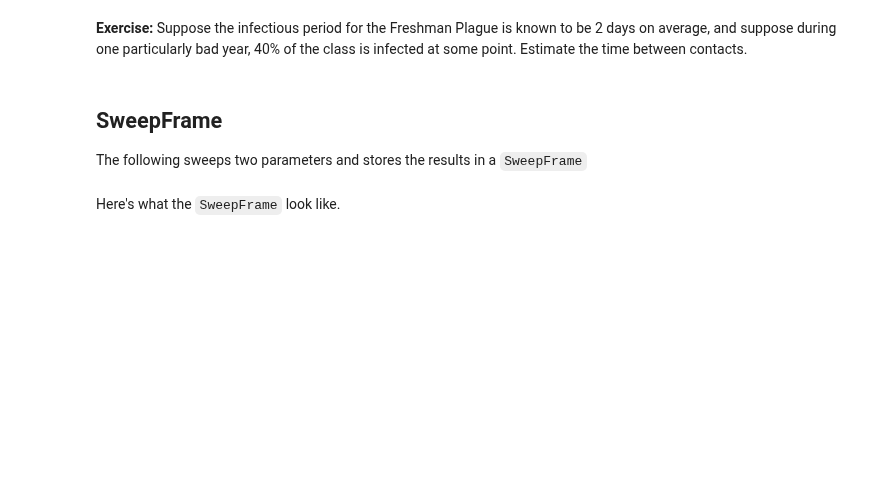
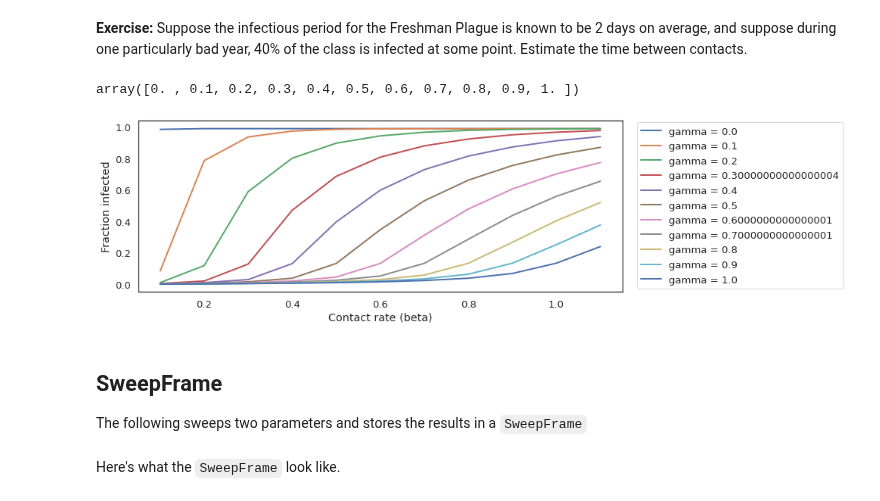
Before and after one commit to ferrysany/ModSimPy, a Jupyter notebook: colab/chap13.ipynb, the cells around one changed output. Cells and saved outputs as stored; diff of their text form; code cells hidden in the pictures; blank space fills up the shorter version.

```diff
--- a/colab/chap13.ipynb
+++ b/colab/chap13.ipynb
@@ -179,0 +192,25 @@ plt.tight_layout()
+# %%
+"""Infestious period is 2 days
+   1 out of 2 to recover in any particular day"""
+
+gamma = 1/2
+gamma_array2 = linspace(0, 1.0, 11)
+gamma_array2
+# %% [output]
+array([0. , 0.1, 0.2, 0.3, 0.4, 0.5, 0.6, 0.7, 0.8, 0.9, 1. ])
+# %%
+plt.figure(figsize=(14, 4))
+
+for gamma in gamma_array2:
+    infected_sweep = sweep_beta(beta_array, gamma)
+    label = 'gamma = ' + str(gamma)
+    plot(infected_sweep, label=label)
+
+decorate(xlabel='Contact rate (beta)',
+         ylabel='Fraction infected',
+         loc='upper left')
+
+plt.legend(bbox_to_anchor=(1.02, 1.02))
+plt.tight_layout()
+# %% [output]
+[figure, added]
```
Also changed, not shown: parts of 12 cells of this notebook.
